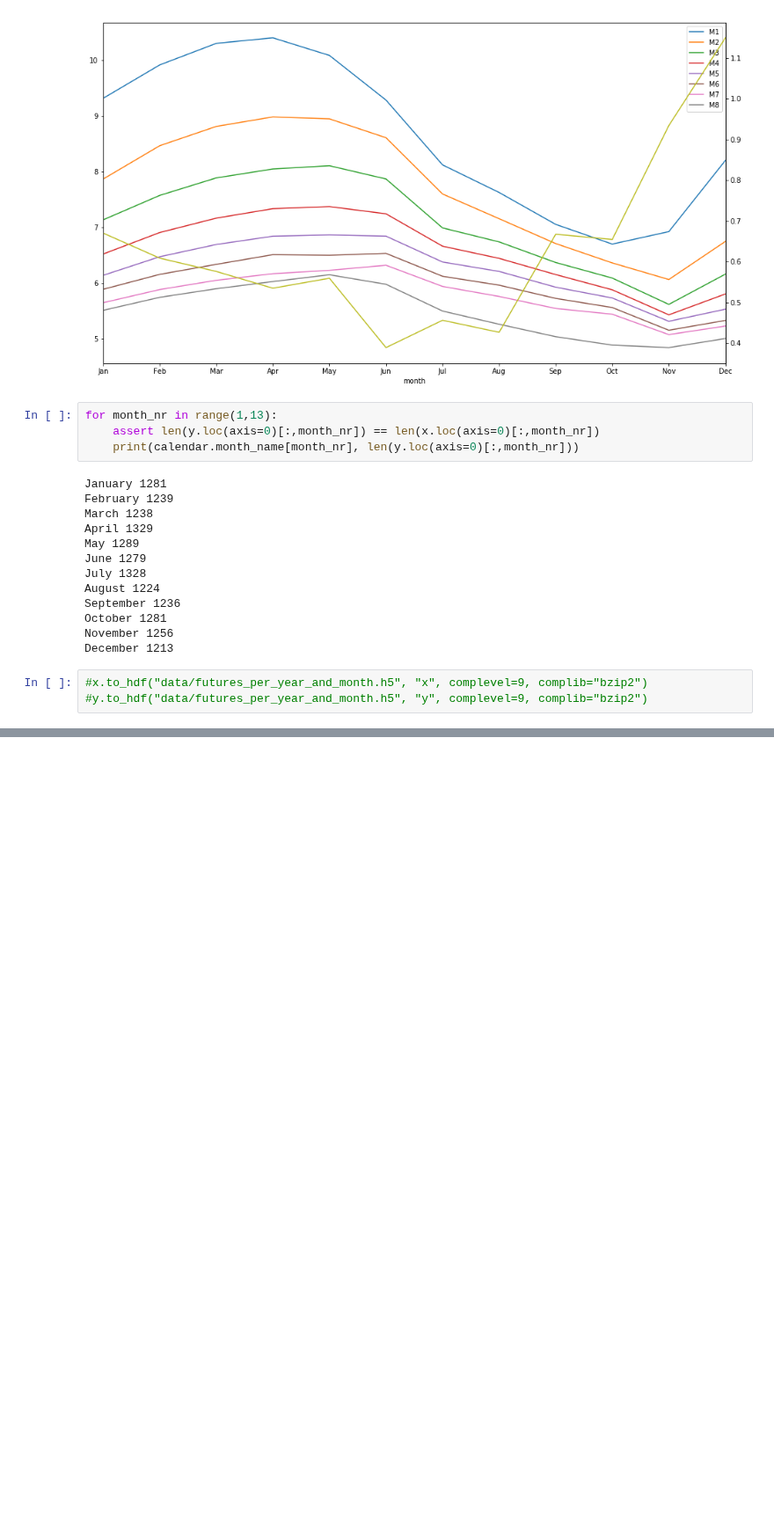
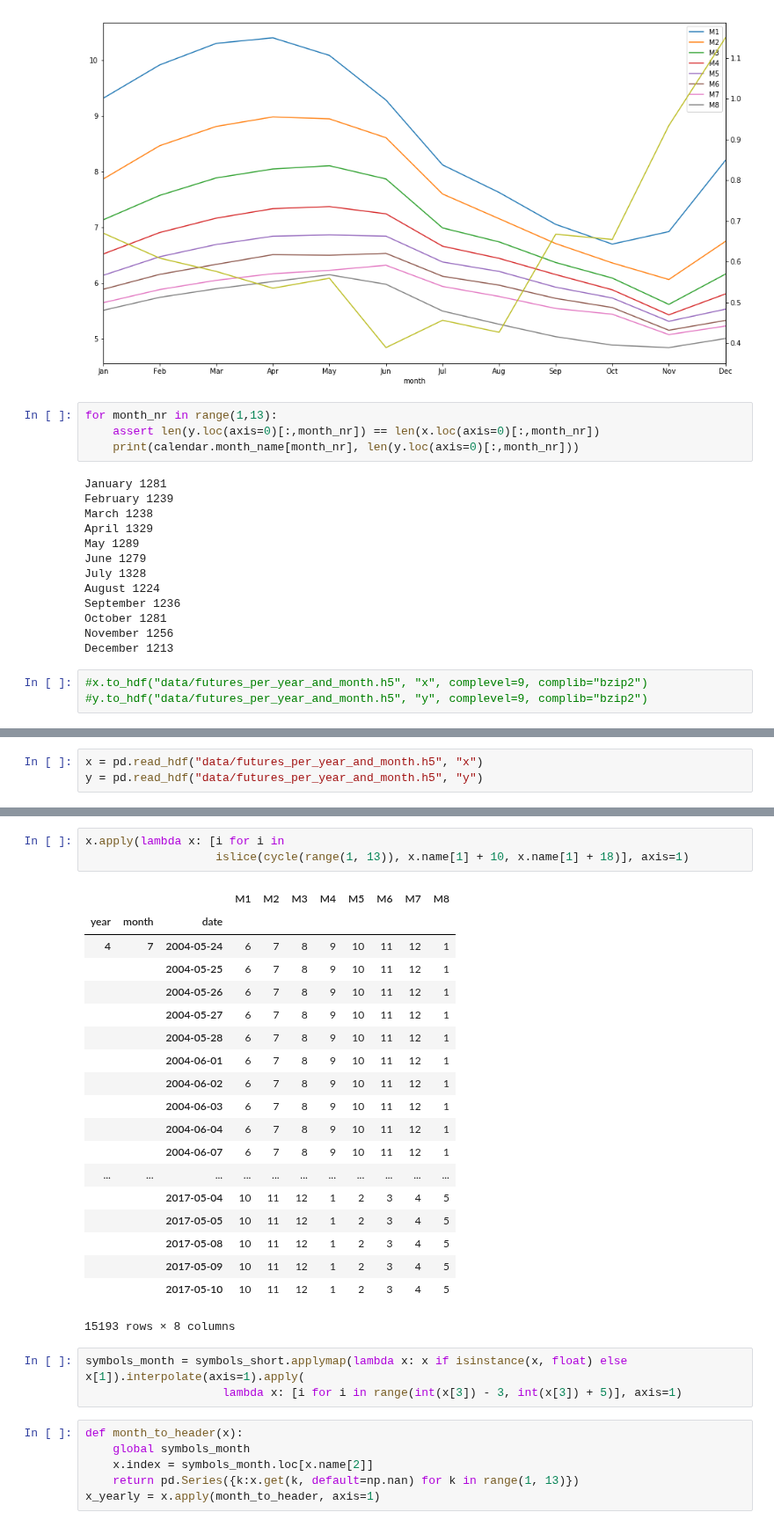
Before and after one commit to leyhline/vix-term-structure, a Jupyter notebook: futureswise.ipynb, the cells around one changed output, grey strips where cells are left out. Shown at 88% size. Drawn from its saved outputs; the diff is of its cells as text; blank space fills up the shorter version.

Commit message:
Add dataframe with 12 months as colums to h5 called x_yearly

```diff
--- a/futureswise.ipynb
+++ b/futureswise.ipynb
@@ -329,0 +342,3 @@ December 1213
+# %%
+x = pd.read_hdf("data/futures_per_year_and_month.h5", "x")
+y = pd.read_hdf("data/futures_per_year_and_month.h5", "y")
@@ -329,0 +391,32 @@ December 1213
+# %%
+x.apply(lambda x: [i for i in
+                   islice(cycle(range(1, 13)), x.name[1] + 10, x.name[1] + 18)], axis=1)
+# %% [output]
+|  |  |  | M1 | M2 | M3 | M4 | M5 | M6 | M7 | M8 |
+| year | month | date |  |  |  |  |  |  |  |  |
+| 4 | 7 | 2004-05-24 | 6 | 7 | 8 | 9 | 10 | 11 | 12 | 1 |
+|  |  | 2004-05-25 | 6 | 7 | 8 | 9 | 10 | 11 | 12 | 1 |
+|  |  | 2004-05-26 | 6 | 7 | 8 | 9 | 10 | 11 | 12 | 1 |
+|  |  | 2004-05-27 | 6 | 7 | 8 | 9 | 10 | 11 | 12 | 1 |
+|  |  | 2004-05-28 | 6 | 7 | 8 | 9 | 10 | 11 | 12 | 1 |
+|  |  | 2004-06-01 | 6 | 7 | 8 | 9 | 10 | 11 | 12 | 1 |
+|  |  | 2004-06-02 | 6 | 7 | 8 | 9 | 10 | 11 | 12 | 1 |
+|  |  | 2004-06-03 | 6 | 7 | 8 | 9 | 10 | 11 | 12 | 1 |
+|  |  | 2004-06-04 | 6 | 7 | 8 | 9 | 10 | 11 | 12 | 1 |
+|  |  | 2004-06-07 | 6 | 7 | 8 | 9 | 10 | 11 | 12 | 1 |
+| ... | ... | ... | ... | ... | ... | ... | ... | ... | ... | ... |
+|  |  | 2017-05-04 | 10 | 11 | 12 | 1 | 2 | 3 | 4 | 5 |
+|  |  | 2017-05-05 | 10 | 11 | 12 | 1 | 2 | 3 | 4 | 5 |
+|  |  | 2017-05-08 | 10 | 11 | 12 | 1 | 2 | 3 | 4 | 5 |
+|  |  | 2017-05-09 | 10 | 11 | 12 | 1 | 2 | 3 | 4 | 5 |
+|  |  | 2017-05-10 | 10 | 11 | 12 | 1 | 2 | 3 | 4 | 5 |
+15193 rows × 8 columns
+# %%
+symbols_month = symbols_short.applymap(lambda x: x if isinstance(x, float) else x[1]).interpolate(axis=1).apply(
+                    lambda x: [i for i in range(int(x[3]) - 3, int(x[3]) + 5)], axis=1)
+# %%
+def month_to_header(x):
+    global symbols_month
+    x.index = symbols_month.loc[x.name[2]]
+    return pd.Series({k:x.get(k, default=np.nan) for k in range(1, 13)})
+x_yearly = x.apply(month_to_header, axis=1)
```
Also changed, not shown: parts of 8 cells of this notebook, 1 other file.
